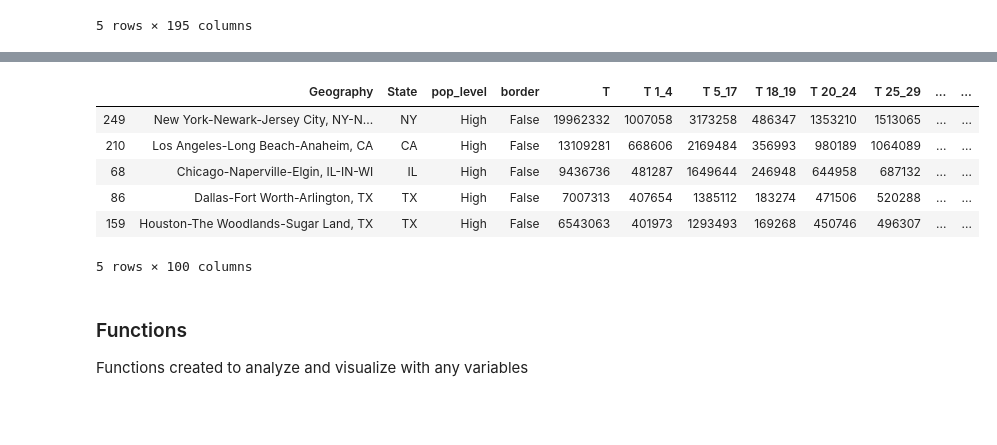
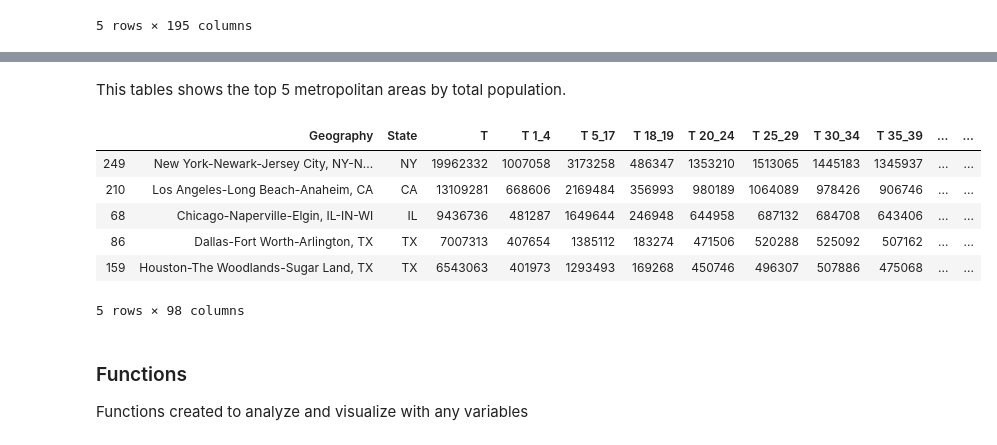
Before and after one commit to stanley-chi/City-of-Arlington-Presentation, a Jupyter notebook: Mobility in US Metropolitan Areas.ipynb, the cells around one changed output, grey strips where cells are left out. Cells and saved outputs as stored; diff of their text form; code cells hidden in the pictures; blank space fills up the shorter version.

```diff
--- a/Mobility in US Metropolitan Areas.ipynb
+++ b/Mobility in US Metropolitan Areas.ipynb
@@ -115,13 +114,17 @@ print(combined)
+# %% [markdown]
+This tables shows the top 5 metropolitan areas by total population.
 # %%
-m_17.sort_values(by = 'T', ascending = False).head()
+m_17_sorted = m_17.sort_values(by = 'T', ascending = False).head()
+m_17_sorted.to_csv('m_17_sorted.csv')
+m_17_sorted
 # %% [output]
-|  | Geography | State | pop_level | border | T | T 1_4 | T 5_17 | T 18_19 | T 20_24 | T 25_29 | ... | ... |
-| 249 | New York-Newark-Jersey City, NY-N... | NY | High | False | 19962332 | 1007058 | 3173258 | 486347 | 1353210 | 1513065 | ... | ... |
-| 210 | Los Angeles-Long Beach-Anaheim, CA | CA | High | False | 13109281 | 668606 | 2169484 | 356993 | 980189 | 1064089 | ... | ... |
-| 68 | Chicago-Naperville-Elgin, IL-IN-WI | IL | High | False | 9436736 | 481287 | 1649644 | 246948 | 644958 | 687132 | ... | ... |
-| 86 | Dallas-Fort Worth-Arlington, TX | TX | High | False | 7007313 | 407654 | 1385112 | 183274 | 471506 | 520288 | ... | ... |
-| 159 | Houston-The Woodlands-Sugar Land, TX | TX | High | False | 6543063 | 401973 | 1293493 | 169268 | 450746 | 496307 | ... | ... |
+|  | Geography | State | T | T 1_4 | T 5_17 | T 18_19 | T 20_24 | T 25_29 | T 30_34 | T 35_39 | ... | ... |
+| 249 | New York-Newark-Jersey City, NY-N... | NY | 19962332 | 1007058 | 3173258 | 486347 | 1353210 | 1513065 | 1445183 | 1345937 | ... | ... |
+| 210 | Los Angeles-Long Beach-Anaheim, CA | CA | 13109281 | 668606 | 2169484 | 356993 | 980189 | 1064089 | 978426 | 906746 | ... | ... |
+| 68 | Chicago-Naperville-Elgin, IL-IN-WI | IL | 9436736 | 481287 | 1649644 | 246948 | 644958 | 687132 | 684708 | 643406 | ... | ... |
+| 86 | Dallas-Fort Worth-Arlington, TX | TX | 7007313 | 407654 | 1385112 | 183274 | 471506 | 520288 | 525092 | 507162 | ... | ... |
+| 159 | Houston-The Woodlands-Sugar Land, TX | TX | 6543063 | 401973 | 1293493 | 169268 | 450746 | 496307 | 507886 | 475068 | ... | ... |
-5 rows × 100 columns
+5 rows × 98 columns
 # %% [markdown]
 ### Functions
 Functions created to analyze and visualize with any variables
```
Also changed, not shown: parts of 14 cells of this notebook.
